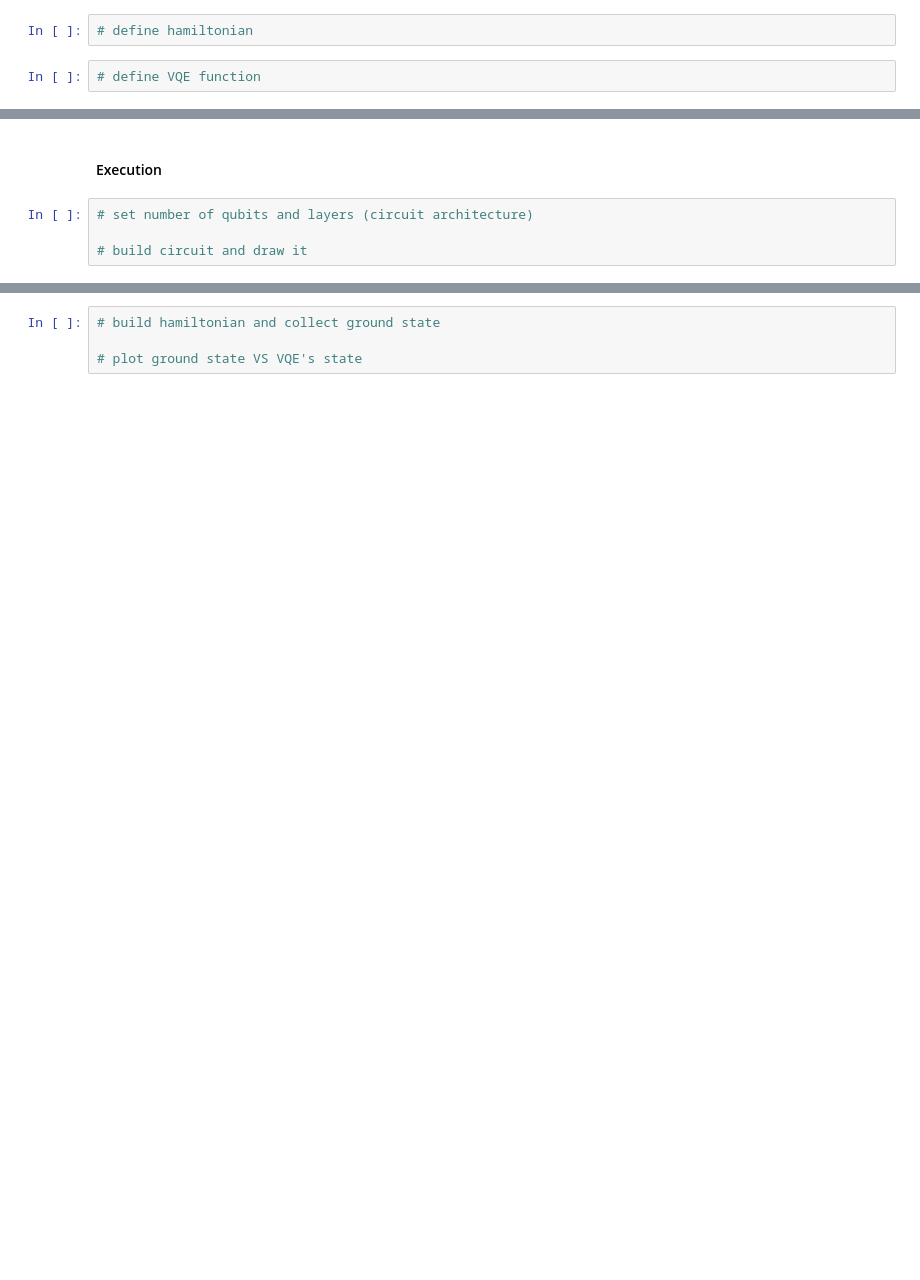
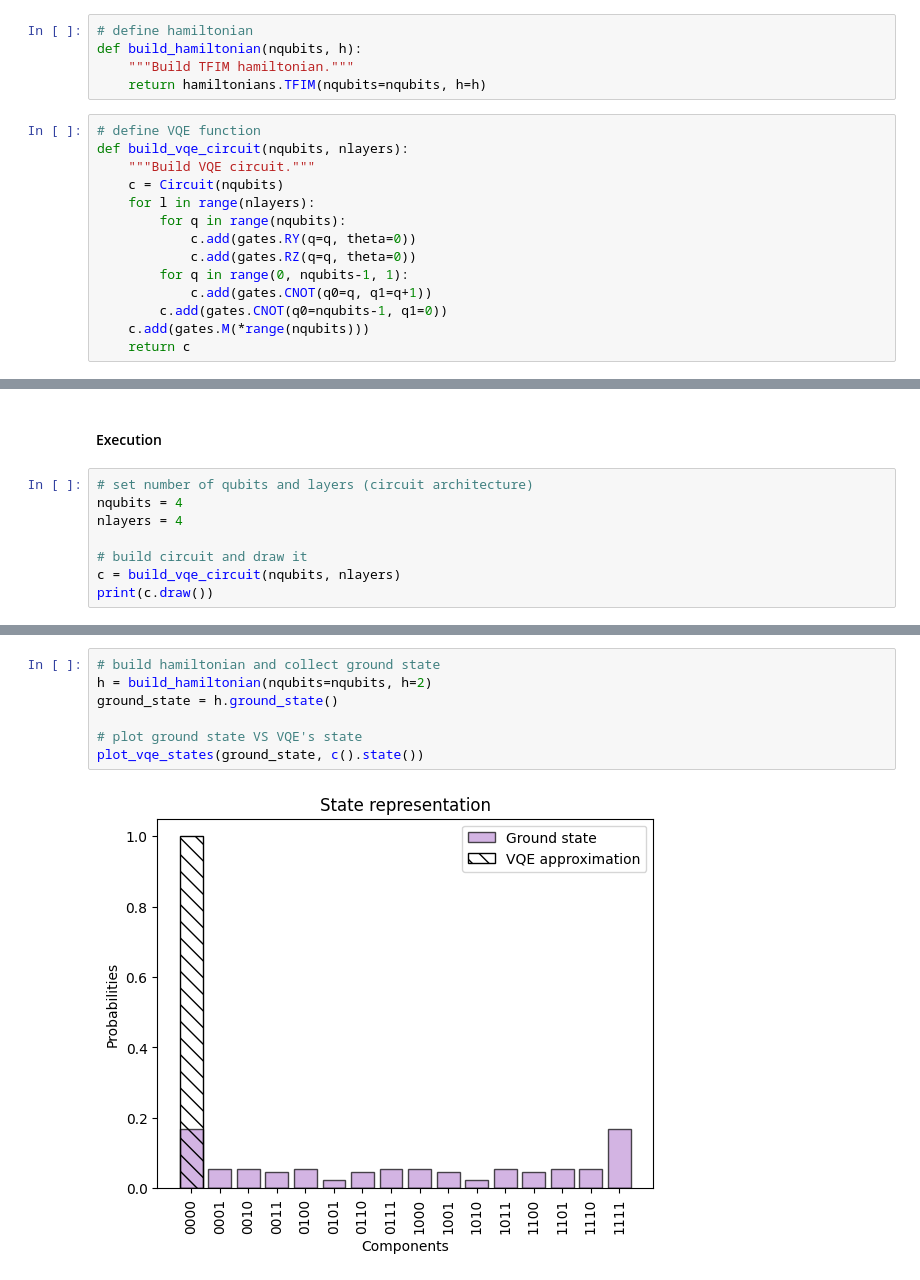
Before and after one commit to qiboteam/qiboedu, a Jupyter notebook: notebooks/Lecture8.ipynb, the cells around one changed output, grey strips where cells are left out. Saved outputs shown, nothing was run; the diff lists cells and outputs as text; blank space fills up the shorter version.

```diff
--- a/notebooks/Lecture8.ipynb
+++ b/notebooks/Lecture8.ipynb
@@ -18,6 +27,21 @@
 # %%
 # define hamiltonian
+def build_hamiltonian(nqubits, h):
+    """Build TFIM hamiltonian."""
+    return hamiltonians.TFIM(nqubits=nqubits, h=h)
 # %%
 # define VQE function
+def build_vqe_circuit(nqubits, nlayers):
+    """Build VQE circuit."""
+    c = Circuit(nqubits)
+    for l in range(nlayers):
+        for q in range(nqubits):
+            c.add(gates.RY(q=q, theta=0))
+            c.add(gates.RZ(q=q, theta=0))
+        for q in range(0, nqubits-1, 1):
+            c.add(gates.CNOT(q0=q, q1=q+1))
+        c.add(gates.CNOT(q0=nqubits-1, q1=0))
+    c.add(gates.M(*range(nqubits)))
+    return c
 # %% [markdown]
 #### Loss function definition
@@ -27,5 +60,9 @@
 #### Execution
 # %%
 # set number of qubits and layers (circuit architecture)
+nqubits = 4
+nlayers = 4
 
 # build circuit and draw it
+c = build_vqe_circuit(nqubits, nlayers)
+print(c.draw())
@@ -32,6 +74,11 @@
 # %%
 # build hamiltonian and collect ground state
+h = build_hamiltonian(nqubits=nqubits, h=2)
+ground_state = h.ground_state()
 
 # plot ground state VS VQE's state
+plot_vqe_states(ground_state, c().state())
+# %% [output]
+[figure, added]
 # %%
 # set initial parameters
```
Also changed, not shown: parts of 10 cells of this notebook.
